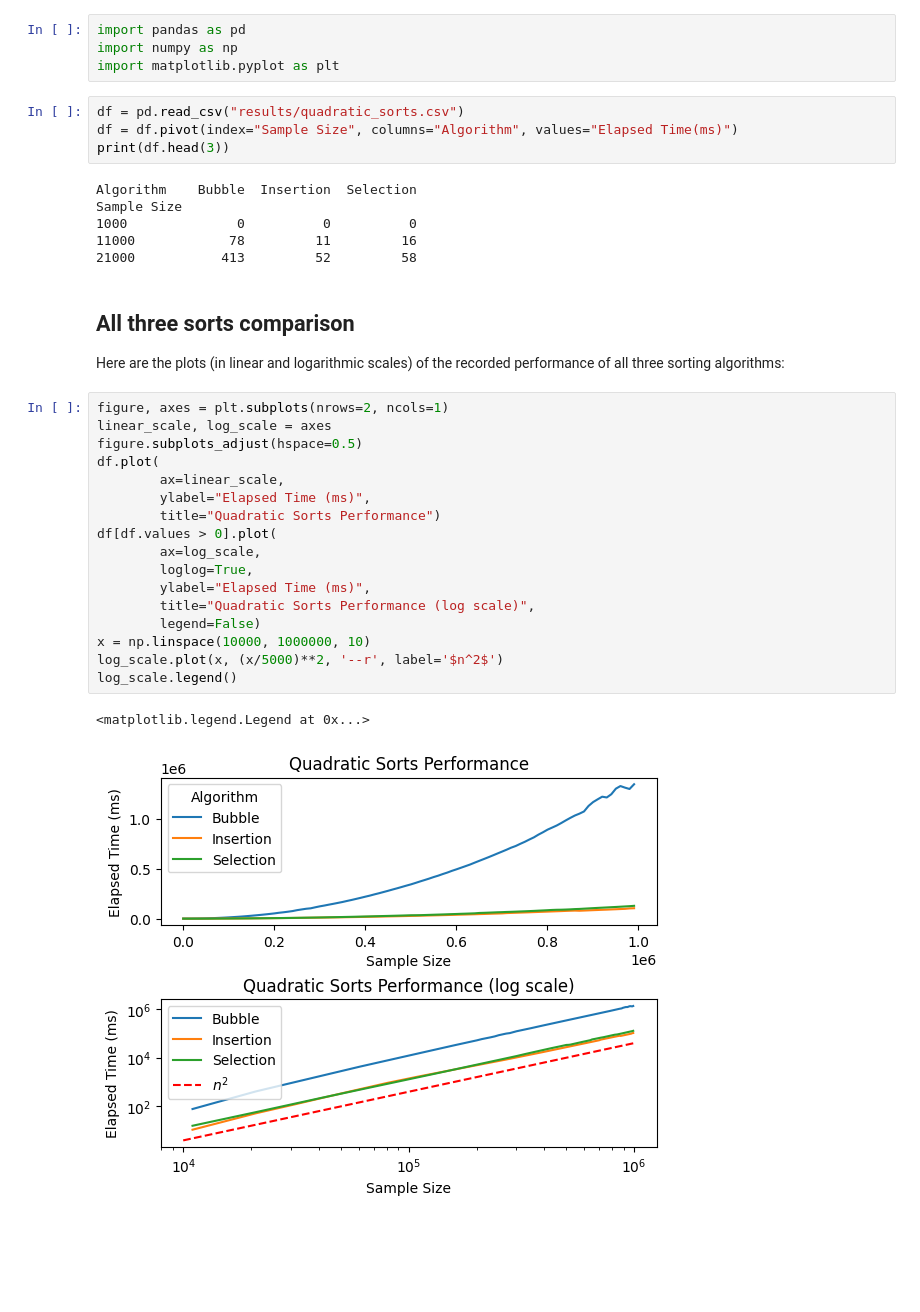
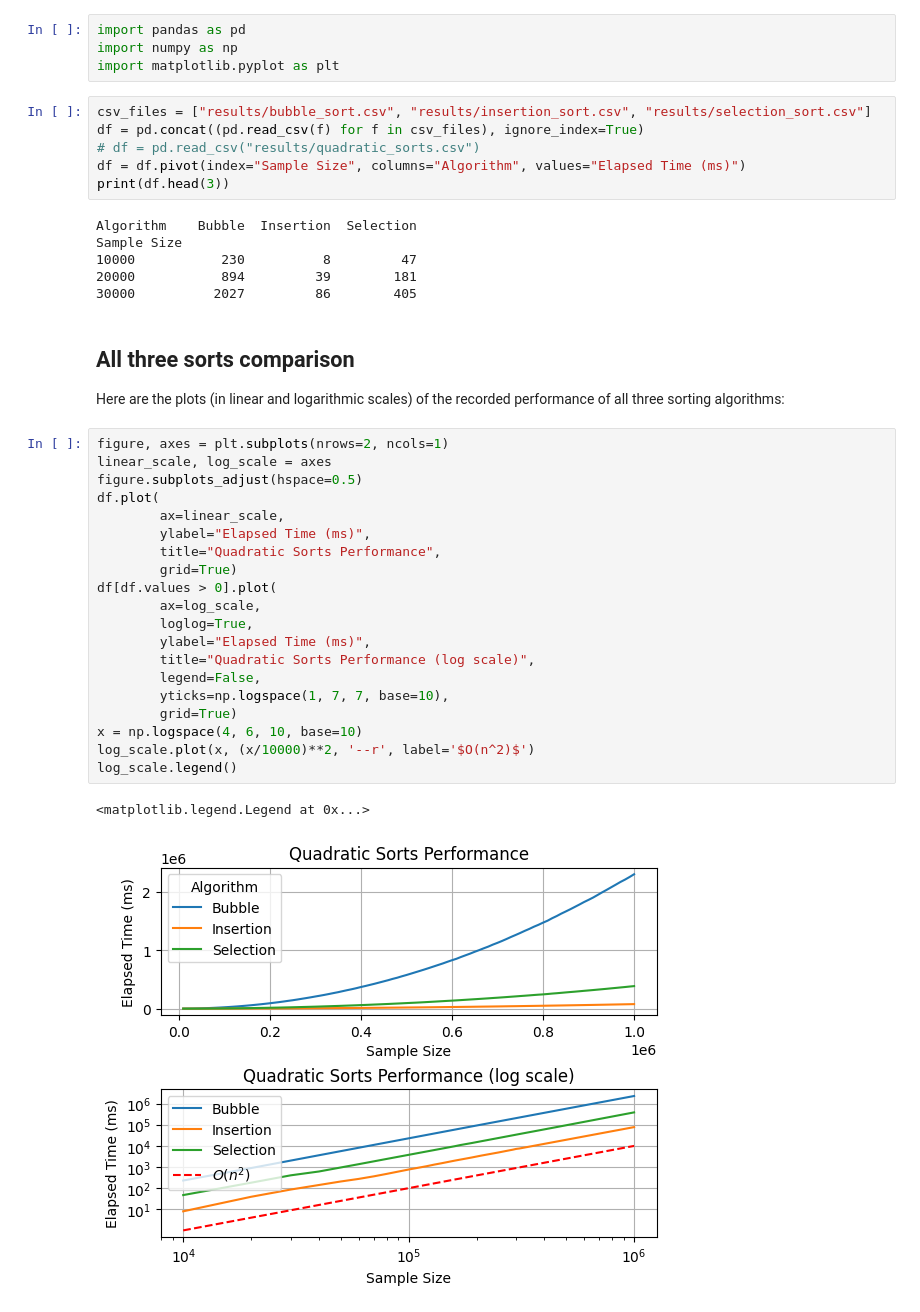
Before and after one commit to MeerkatBoss/AlgoPractice3, a Jupyter notebook: quadratic_sorts.ipynb, the cells around one changed output. Cells and saved outputs as stored; diff of their text form; blank space fills up the shorter version.

Commit message:
feat: quadratic sorts final interpretations

```diff
--- a/quadratic_sorts.ipynb
+++ b/quadratic_sorts.ipynb
@@ -10,15 +16,17 @@ import pandas as pd
 import numpy as np
 import matplotlib.pyplot as plt
 # %%
-df = pd.read_csv("results/quadratic_sorts.csv")
-df = df.pivot(index="Sample Size", columns="Algorithm", values="Elapsed Time(ms)")
+csv_files = ["results/bubble_sort.csv", "results/insertion_sort.csv", "results/selection_sort.csv"]
+df = pd.concat((pd.read_csv(f) for f in csv_files), ignore_index=True)
+# df = pd.read_csv("results/quadratic_sorts.csv")
+df = df.pivot(index="Sample Size", columns="Algorithm", values="Elapsed Time (ms)")
 print(df.head(3))
 # %% [output]
 Algorithm    Bubble  Insertion  Selection
 Sample Size
-1000              0          0          0
-11000            78         11         16
-21000           413         52         58
+10000           230          8         47
+20000           894         39        181
+30000          2027         86        405
 # %% [markdown]
 ## All three sorts comparison
 
@@ -26,23 +34,26 @@ Here are the plots (in linear and logarithmic scales) of the recorded performanc
 # %%
 figure, axes = plt.subplots(nrows=2, ncols=1)
 linear_scale, log_scale = axes
 figure.subplots_adjust(hspace=0.5)
 df.plot(
         ax=linear_scale,
         ylabel="Elapsed Time (ms)",
-        title="Quadratic Sorts Performance")
+        title="Quadratic Sorts Performance",
+        grid=True)
 df[df.values > 0].plot(
         ax=log_scale,
         loglog=True,
         ylabel="Elapsed Time (ms)",
         title="Quadratic Sorts Performance (log scale)",
-        legend=False)
-x = np.linspace(10000, 1000000, 10)
-log_scale.plot(x, (x/5000)**2, '--r', label='$n^2$')
+        legend=False,
+        yticks=np.logspace(1, 7, 7, base=10),
+        grid=True)
+x = np.logspace(4, 6, 10, base=10)
+log_scale.plot(x, (x/10000)**2, '--r', label='$O(n^2)$')
 log_scale.legend()
 # %% [output]
 <matplotlib.legend.Legend at 0x...>
-[figure, old version]
+[figure, new version]
 # %% [markdown]
 Logarithmic scale plot confirms that all three sorting algorithms have the same time complexity $O(n^2)$
 
```
Also changed, not shown: parts of 6 cells of this notebook.
